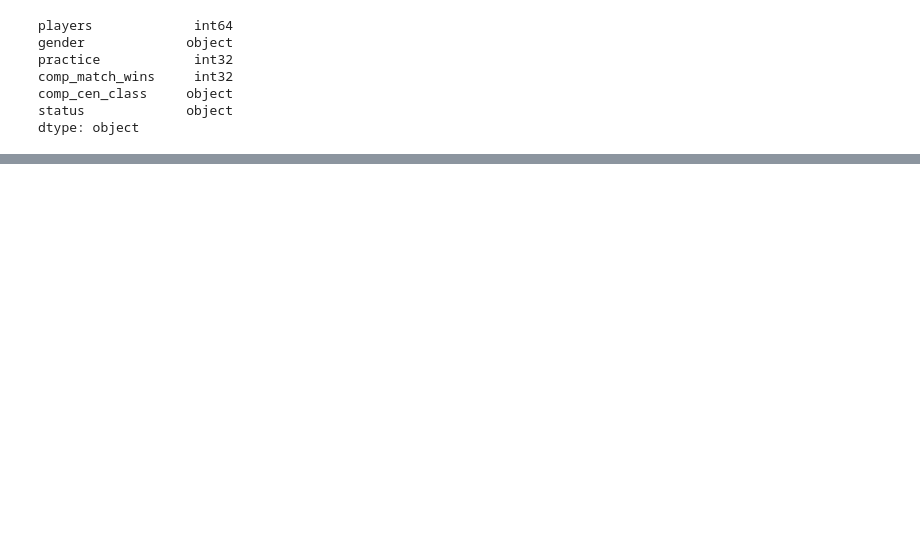
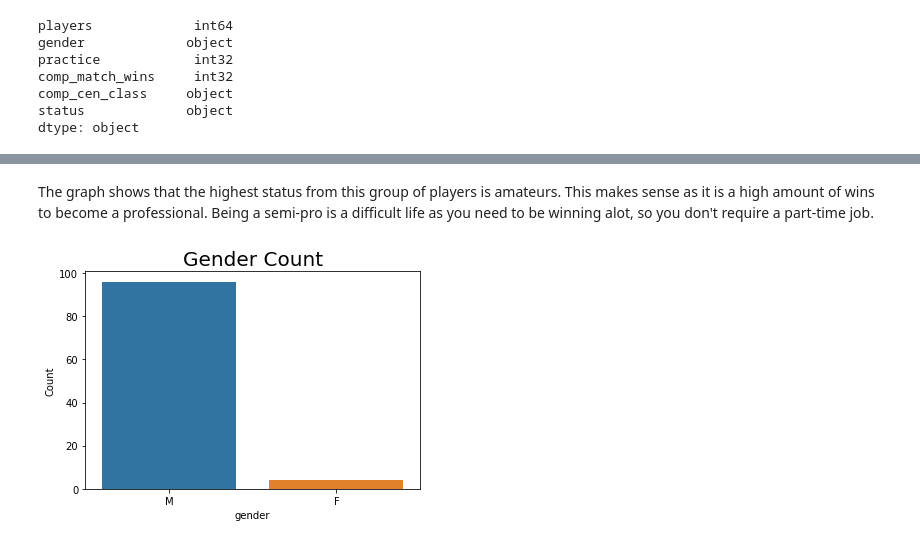
Before and after one commit to G00232918/PfDA_Assignment, a Jupyter notebook: Project_1.ipynb, the cells around one changed output, grey strips where cells are left out. Saved outputs shown, nothing was run; the diff lists cells and outputs as text; code cells hidden in the pictures; blank space fills up the shorter version.

```diff
--- a/Project_1.ipynb
+++ b/Project_1.ipynb
@@ -123,0 +145,11 @@ array(['ama', 'semipro', 'pro'], dtype=object)
+# %% [markdown]
+The graph shows that the highest status from this group of players is amateurs. This makes sense as it is a high amount of wins to become a professional. Being a semi-pro is a difficult life as you need to be winning alot, so you don't require a part-time job.
+# %%
+# Show the disparity between Male abd Female player
+
+gen_count = sns.countplot('gender', data=df)
+gen_count.axes.set_title('Gender Count',fontsize=20)
+gen_count.set_ylabel("Count",fontsize=10)
+plt.show()
+# %% [output]
+[figure, added]
```
Also changed, not shown: parts of 18 cells of this notebook, 1 other file.
